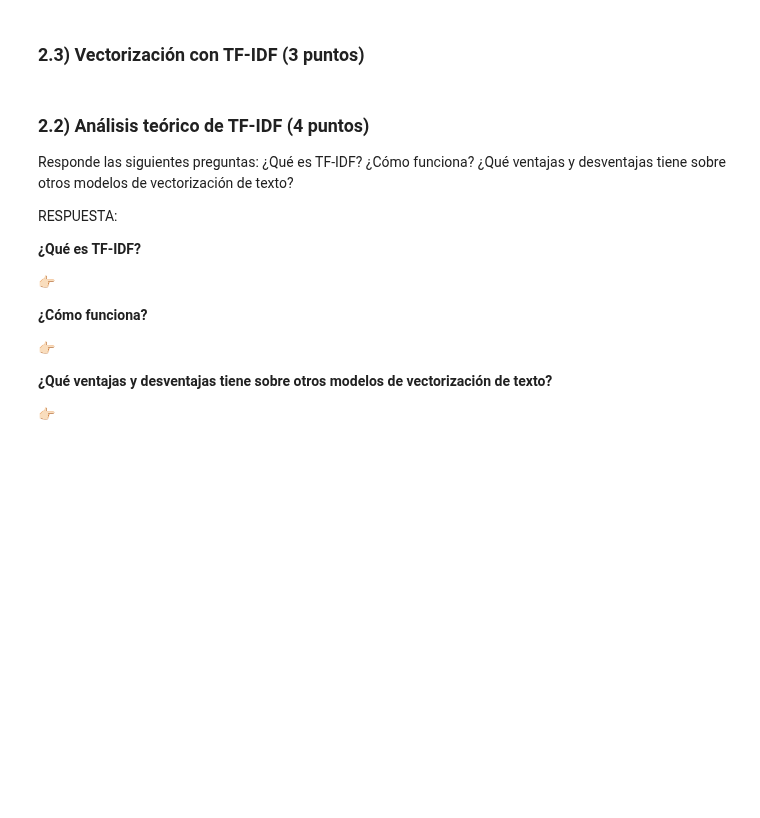
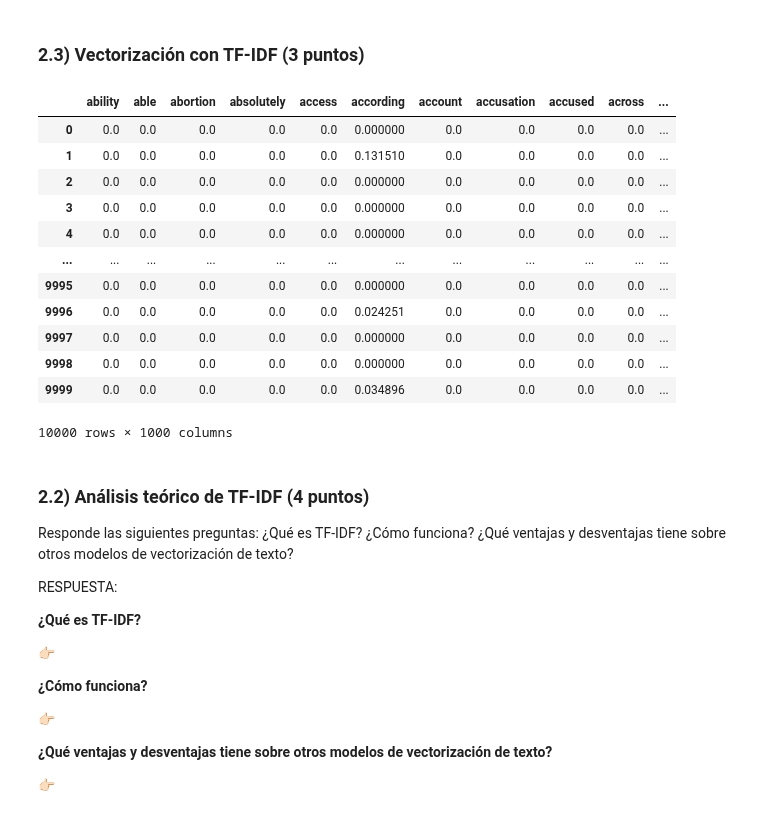
Before and after one commit to pedrozavalat/iic2433-tareas, a Jupyter notebook: t5/T5-PedroPabloZavalaTejos.ipynb, the cells around one changed output. Drawn from its saved outputs; the diff is of its cells as text; code cells hidden in the pictures; blank space fills up the shorter version.

```diff
--- a/t5/T5-PedroPabloZavalaTejos.ipynb
+++ b/t5/T5-PedroPabloZavalaTejos.ipynb
@@ -145,16 +160,24 @@ data['authenticity'] = data['authenticity'].replace('Real', 1)
 # %%
+import re
+
 # Finalmente, defininiremos la funcion tokenize para que conserve las palabras elementales de cada fila (reducir cada palabra a su raiz semantica).
 stop_words = set(stopwords.words('english')) # Eliminamos stop words como and, the, etc ...
 tokenizer = RegexpTokenizer('[\'a-zA-Z]+')
 lemmatizer = WordNetLemmatizer() # Inicializamos el Lematizador
+
 def tokenize(document):
     words = []
+    cant_words = 0
     for sentence in sent_tokenize(document):
-        tokens = [lemmatizer.lemmatize(t.lower()) for t in tokenizer.tokenize(sentence) if t.lower() not in stop_words and len(t) > 2]
+        # Check if the sentence contains a URL
+        if re.search(r'http[s]?://(?:[a-zA-Z]|[0-9]|[$-_@.&+]|[!*\\(\\),]|(?:%[0-9a-fA-F][0-9a-fA-F]))+', sentence):
+            continue  # Skip this sentence or handle it as you wish
+        tokens = [lemmatizer.lemmatize(t.lower())
+                for t in tokenizer.tokenize(sentence)
+                if t.lower() not in stop_words
+                and len(t) > 2]
         words += tokens
     text = ' '.join(words)
     return text
 # %%
-data['text'] = data['text'].apply(tokenize) # Aplicamos tokenize para cada fila de la columna text
+data['fullContent'] = data['fullContent'].apply(tokenize) # Aplicamos tokenize para la cadena de texto completa
-# %%
-data['title'] = data['title'].apply(tokenize) # Aplicamos tokenize para cada fila de la columna text
@@ -210,6 +235,26 @@ Para esta parte, deben utilizar TF-IDF para vectorizar los textos de las noticia
 Tip: limita la cantidad de features.
 # %% [markdown]
 ### 2.3) Vectorización con TF-IDF (3 puntos)
+# %%
+vectorizer = TfidfVectorizer(max_features=1000)
+X_TFIDF = vectorizer.fit_transform(data['fullContent'])
+# %%
+df_TFIDF = pd.DataFrame(X_TFIDF.toarray(), columns=vectorizer.get_feature_names_out())
+df_TFIDF
+# %% [output]
+|  | ability | able | abortion | absolutely | access | according | account | accusation | accused | across | ... |
+| 0 | 0.0 | 0.0 | 0.0 | 0.0 | 0.0 | 0.000000 | 0.0 | 0.0 | 0.0 | 0.0 | ... |
+| 1 | 0.0 | 0.0 | 0.0 | 0.0 | 0.0 | 0.131510 | 0.0 | 0.0 | 0.0 | 0.0 | ... |
+| 2 | 0.0 | 0.0 | 0.0 | 0.0 | 0.0 | 0.000000 | 0.0 | 0.0 | 0.0 | 0.0 | ... |
+| 3 | 0.0 | 0.0 | 0.0 | 0.0 | 0.0 | 0.000000 | 0.0 | 0.0 | 0.0 | 0.0 | ... |
+| 4 | 0.0 | 0.0 | 0.0 | 0.0 | 0.0 | 0.000000 | 0.0 | 0.0 | 0.0 | 0.0 | ... |
+| ... | ... | ... | ... | ... | ... | ... | ... | ... | ... | ... | ... |
+| 9995 | 0.0 | 0.0 | 0.0 | 0.0 | 0.0 | 0.000000 | 0.0 | 0.0 | 0.0 | 0.0 | ... |
+| 9996 | 0.0 | 0.0 | 0.0 | 0.0 | 0.0 | 0.024251 | 0.0 | 0.0 | 0.0 | 0.0 | ... |
+| 9997 | 0.0 | 0.0 | 0.0 | 0.0 | 0.0 | 0.000000 | 0.0 | 0.0 | 0.0 | 0.0 | ... |
+| 9998 | 0.0 | 0.0 | 0.0 | 0.0 | 0.0 | 0.000000 | 0.0 | 0.0 | 0.0 | 0.0 | ... |
+| 9999 | 0.0 | 0.0 | 0.0 | 0.0 | 0.0 | 0.034896 | 0.0 | 0.0 | 0.0 | 0.0 | ... |
+10000 rows × 1000 columns
 # %% [markdown]
 ### 2.2) Análisis teórico de TF-IDF (4 puntos)
 Responde las siguientes preguntas: ¿Qué es TF-IDF? ¿Cómo funciona? ¿Qué ventajas y desventajas tiene sobre otros modelos de vectorización de texto?
```
Also changed, not shown: parts of 10 cells of this notebook.
